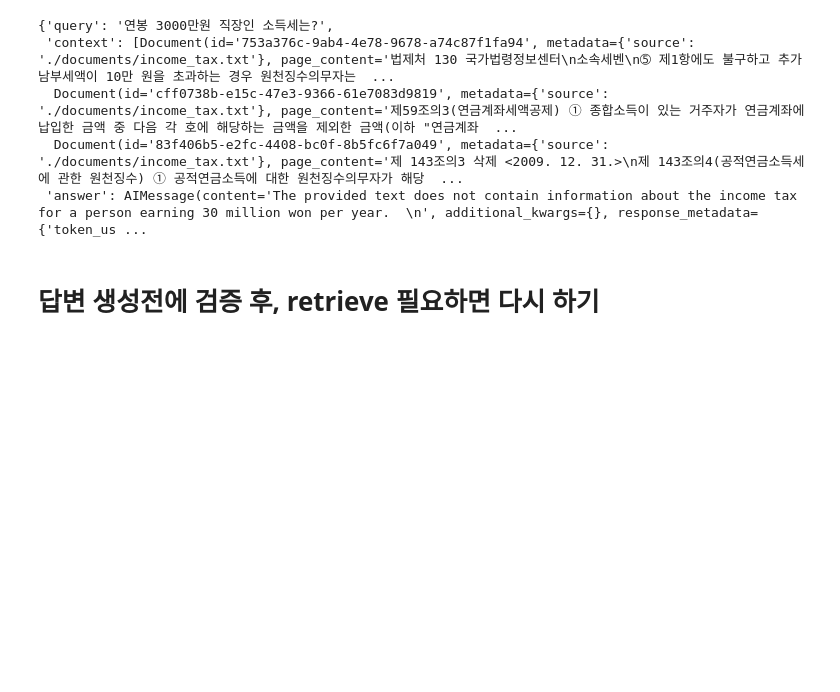
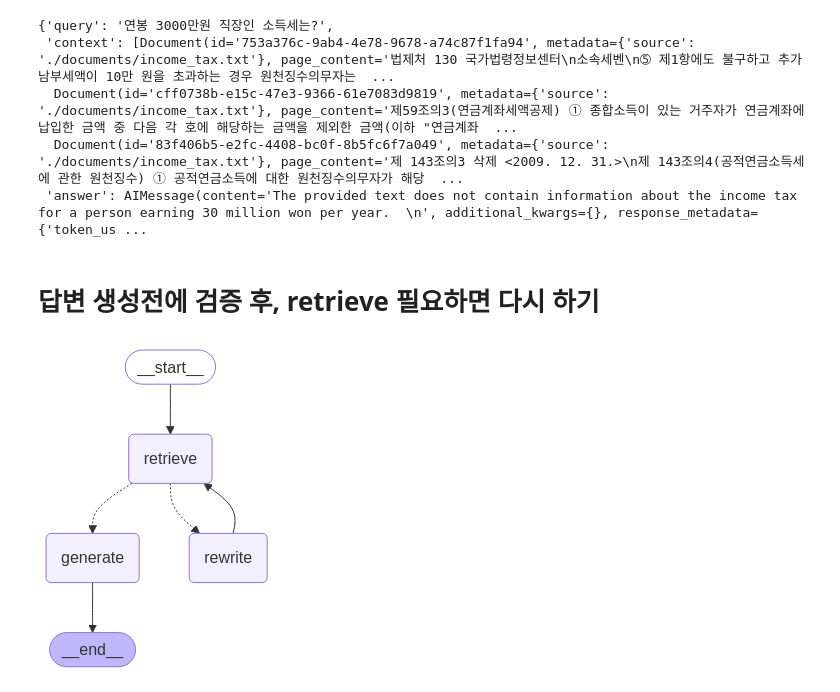
Before and after one commit to heohyunjun/FinBrainAgent, a Jupyter notebook: langgraph_tutorial/study/retrieve_agent.ipynb, the cells around one changed output. Cells and saved outputs as stored; diff of their text form; code cells hidden in the pictures; blank space fills up the shorter version.

Commit message:
feat :  simple agentic rag for 소득세법계산

```diff
--- a/langgraph_tutorial/study/retrieve_agent.ipynb
+++ b/langgraph_tutorial/study/retrieve_agent.ipynb
@@ -231,0 +246,4 @@ graph.invoke(initial_state)
+# %%
+llm = ChatGroq(model_name=MODEL_NAME, api_key=groq_api_key)
+generate_prompt = hub.pull("rlm/rag-prompt")
+doc_relevance_prompt = hub.pull("langchain-ai/rag-document-relevance")
@@ -231,0 +275,43 @@ graph.invoke(initial_state)
+# %%
+from langchain_core.prompts import PromptTemplate
+from langchain_core.output_parsers import StrOutputParser
+
+
+dictionary = ['직장인 -> 거주자']
+rewrite_prompt = PromptTemplate.from_template(f"""
+사용자 질문을 보고, 우리 사전 참고해서 사용자의 질문을 변경해라
+사전: {dictionary}
+질문: {{query}}
+""")
+
+def rewrite(state: AgentState):
+    query = state["query"]
+    rewrite_chain = rewrite_prompt | llm | StrOutputParser()
+
+
+    response = rewrite_chain.invoke({"query" : query})
+    print(f"rewrite_response =={response}")
+    return {"query" : response}
+# %%
+graph_builder = StateGraph(AgentState)
+graph_builder.add_node("retrieve", retrieve)
+graph_builder.add_node("generate", generate)
+graph_builder.add_node("rewrite", rewrite)
+
+
+
+graph_builder.add_edge(START, "retrieve")
+graph_builder.add_conditional_edges("retrieve", check_doc_relevance)
+graph_builder.add_edge("rewrite", "retrieve")
+graph_builder.add_edge("generate", END)
+
+graph = graph_builder.compile()
+
+
+display(
+    Image(
+        graph.get_graph(xray=True).draw_mermaid_png()
+    )
+)
+# %% [output]
+[figure, added]
```
Also changed, not shown: parts of 4 cells of this notebook.
